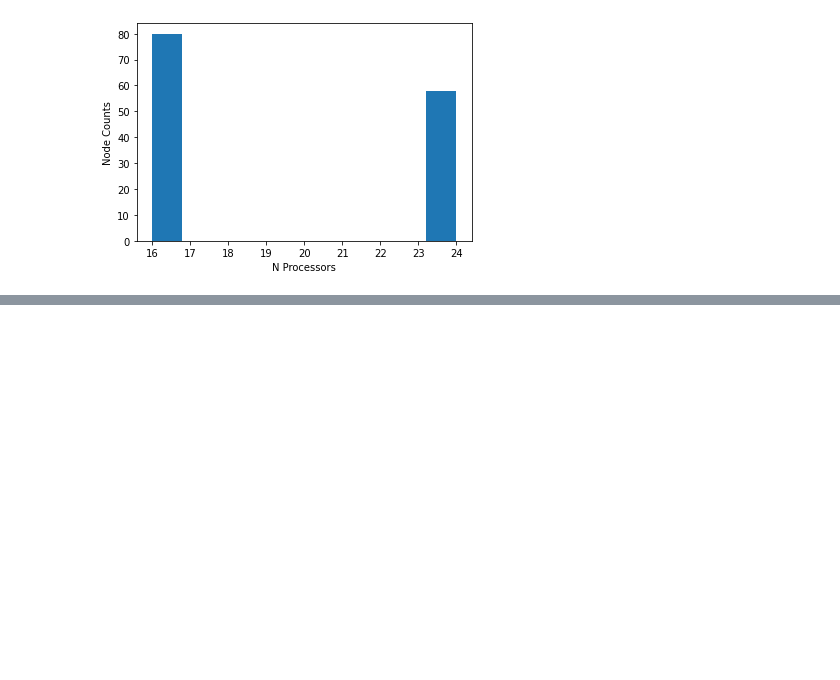
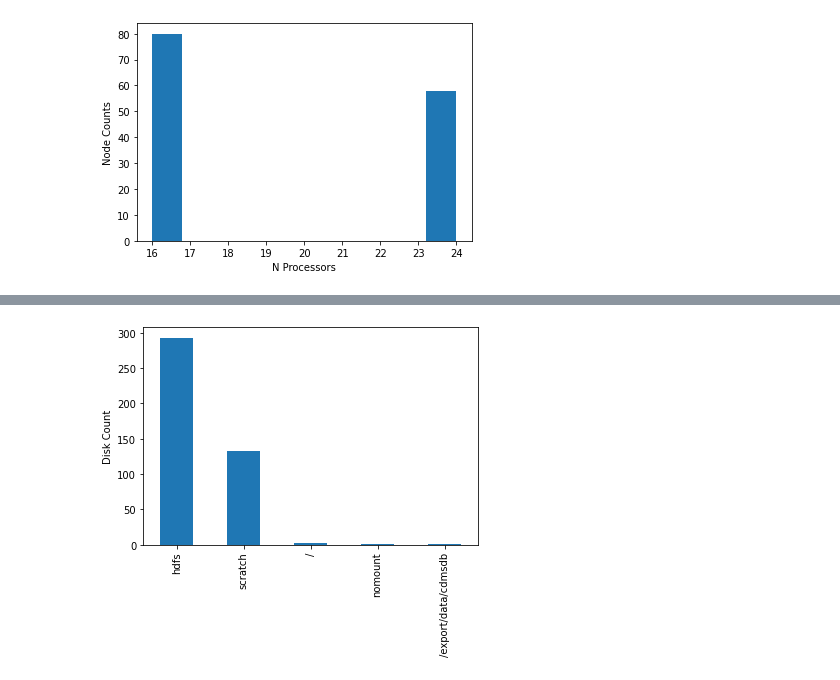
Before and after one commit to tomeichlersmith/umn-cluster, a Jupyter notebook: hardware/hwana.ipynb, the cells around one changed output, grey strips where cells are left out. Drawn from its saved outputs; the diff is of its cells as text; code cells hidden in the pictures; blank space fills up the shorter version.

```diff
--- a/hardware/hwana.ipynb
+++ b/hardware/hwana.ipynb
@@ -156,0 +213,6 @@ plt.show()
+# %%
+df['Category'].value_counts().plot(kind='bar')
+plt.ylabel('Disk Count')
+plt.show()
+# %% [output]
+[figure, added]
```
Also changed, not shown: parts of 5 cells of this notebook, 6 other files.
